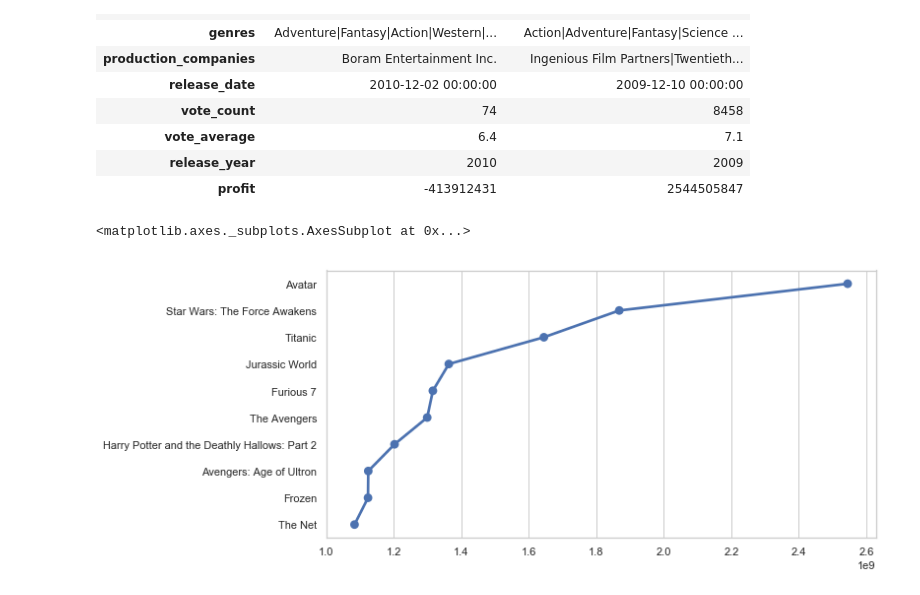
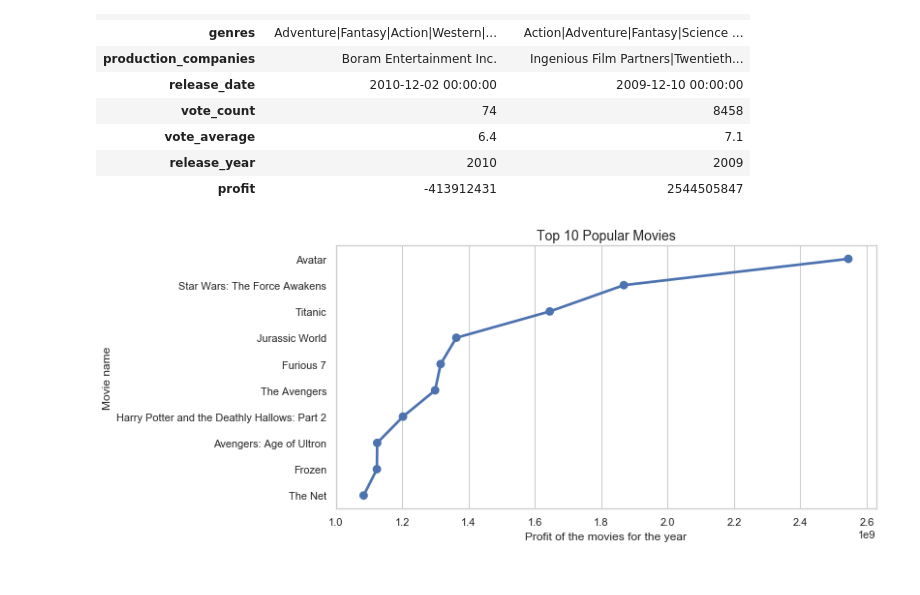
Before and after one commit to kailashdragon/data_analysis_project, a Jupyter notebook: Project_TMDb_Movies.ipynb, the cells around one changed output. Drawn from its saved outputs; the diff is of its cells as text; code cells hidden in the pictures.

```diff
--- a/Project_TMDb_Movies.ipynb
+++ b/Project_TMDb_Movies.ipynb
@@ -155,7 +146,7 @@ sns.set(rc={'figure.figsize':(10,5)})
 plt.title('Years vs number of movies', fontsize=14)
 plt.xlabel('Release years', fontsize=12)
 plt.ylabel('Number of movies', fontsize=12)
-sns.set_style('whitegrid')
+sns.set_style('white')
 # %% [output]
 release_year
 2011    540
@@ -205,12 +196,17 @@ Movie which has high profit :  Avatar
 # %%
 # top 10 popular movies
 top_ten = pd.DataFrame(tmdbdf['profit'].sort_values(ascending=False))
 top_ten['original_title']=tmdbdf['original_title']
 data = list(map(str, (top_ten['original_title'])))
 x = list(data[:10])
 y = list(top_ten['profit'][:10])
 
 sns.pointplot(x=y, y=x)
+
+sns.set(rc={'figure.figsize':(10,5)})
+plt.title('Top 10 Popular Movies', fontsize=14)
+plt.xlabel('Profit of the movies for the year', fontsize=12)
+plt.ylabel('Movie name', fontsize=12)
+sns.set_style('dark')
 # %% [output]
-<matplotlib.axes._subplots.AxesSubplot at 0x...>
-[figure, old version]
+[figure, new version]
```
Also changed, not shown: parts of 19 cells of this notebook.
